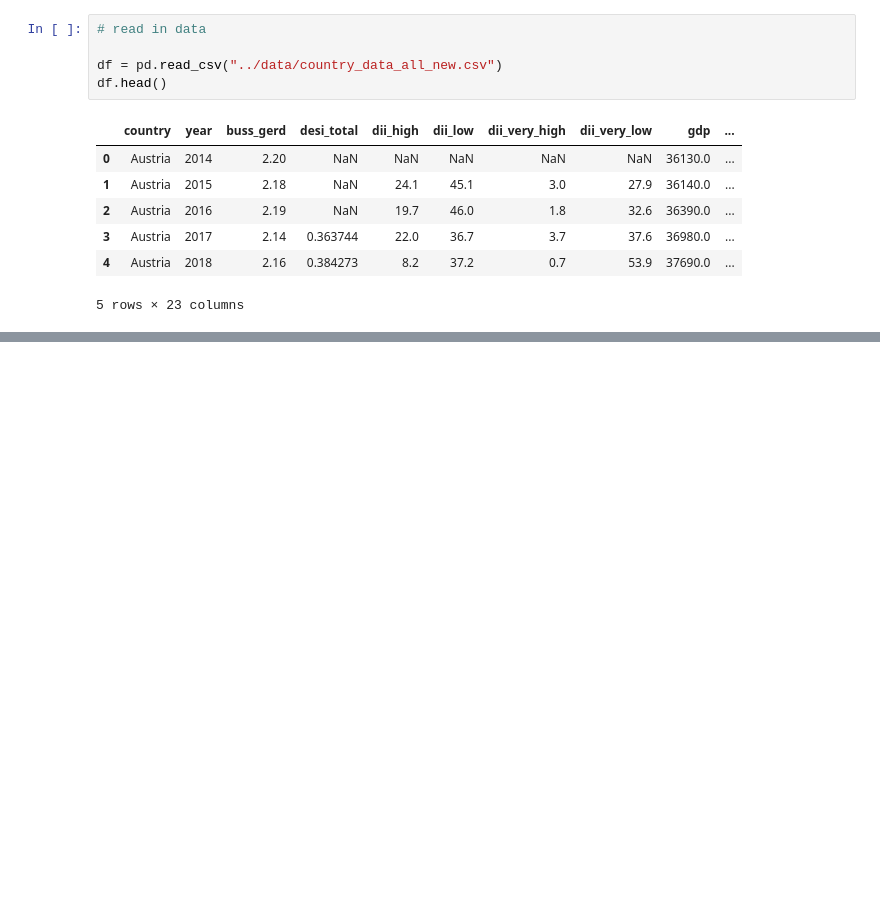
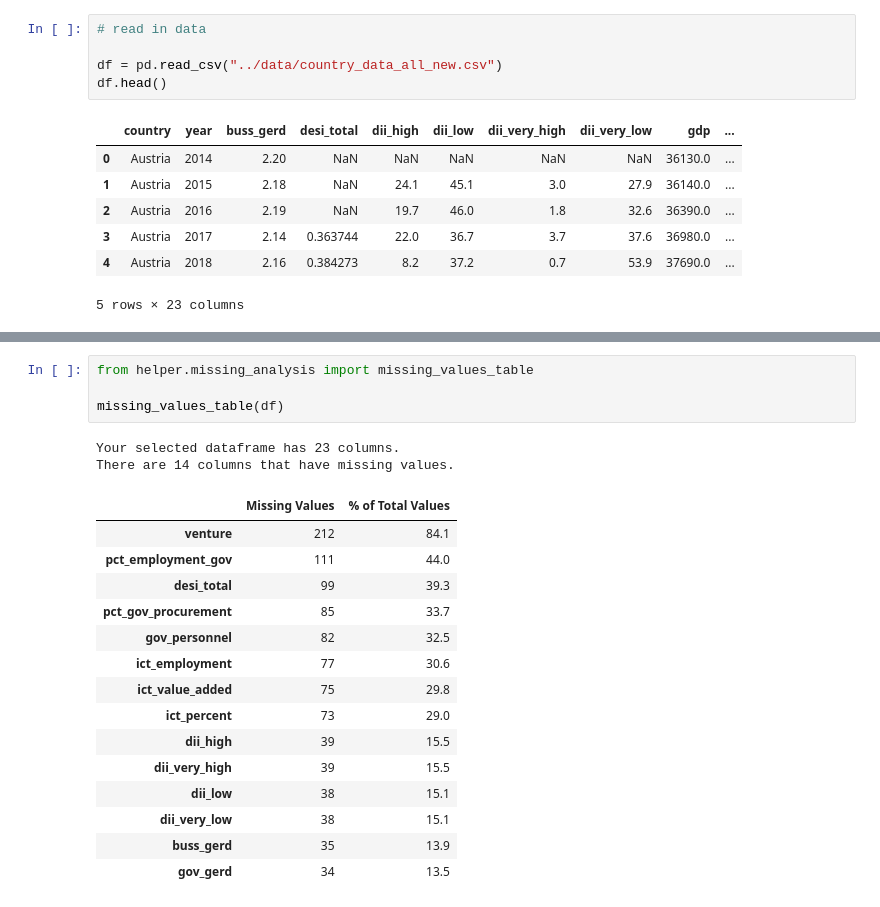
Before and after one commit to aneleh-cikab/saas-in-european-public-sector, a Jupyter notebook: scripts/04-county-data-cleaning.ipynb, the cells around one changed output, grey strips where cells are left out. Drawn from its saved outputs; the diff is of its cells as text; blank space fills up the shorter version.

```diff
--- a/scripts/04-county-data-cleaning.ipynb
+++ b/scripts/04-county-data-cleaning.ipynb
@@ -1128,0 +1157,22 @@ df.head()
+# %%
+from helper.missing_analysis import missing_values_table
+
+missing_values_table(df)
+# %% [output]
+Your selected dataframe has 23 columns.
+There are 14 columns that have missing values.
+|  | Missing Values | % of Total Values |
+| venture | 212 | 84.1 |
+| pct_employment_gov | 111 | 44.0 |
+| desi_total | 99 | 39.3 |
+| pct_gov_procurement | 85 | 33.7 |
+| gov_personnel | 82 | 32.5 |
+| ict_employment | 77 | 30.6 |
+| ict_value_added | 75 | 29.8 |
+| ict_percent | 73 | 29.0 |
+| dii_high | 39 | 15.5 |
+| dii_very_high | 39 | 15.5 |
+| dii_low | 38 | 15.1 |
+| dii_very_low | 38 | 15.1 |
+| buss_gerd | 35 | 13.9 |
+| gov_gerd | 34 | 13.5 |
```
Also changed, not shown: parts of 5 cells of this notebook, 15 other files.
